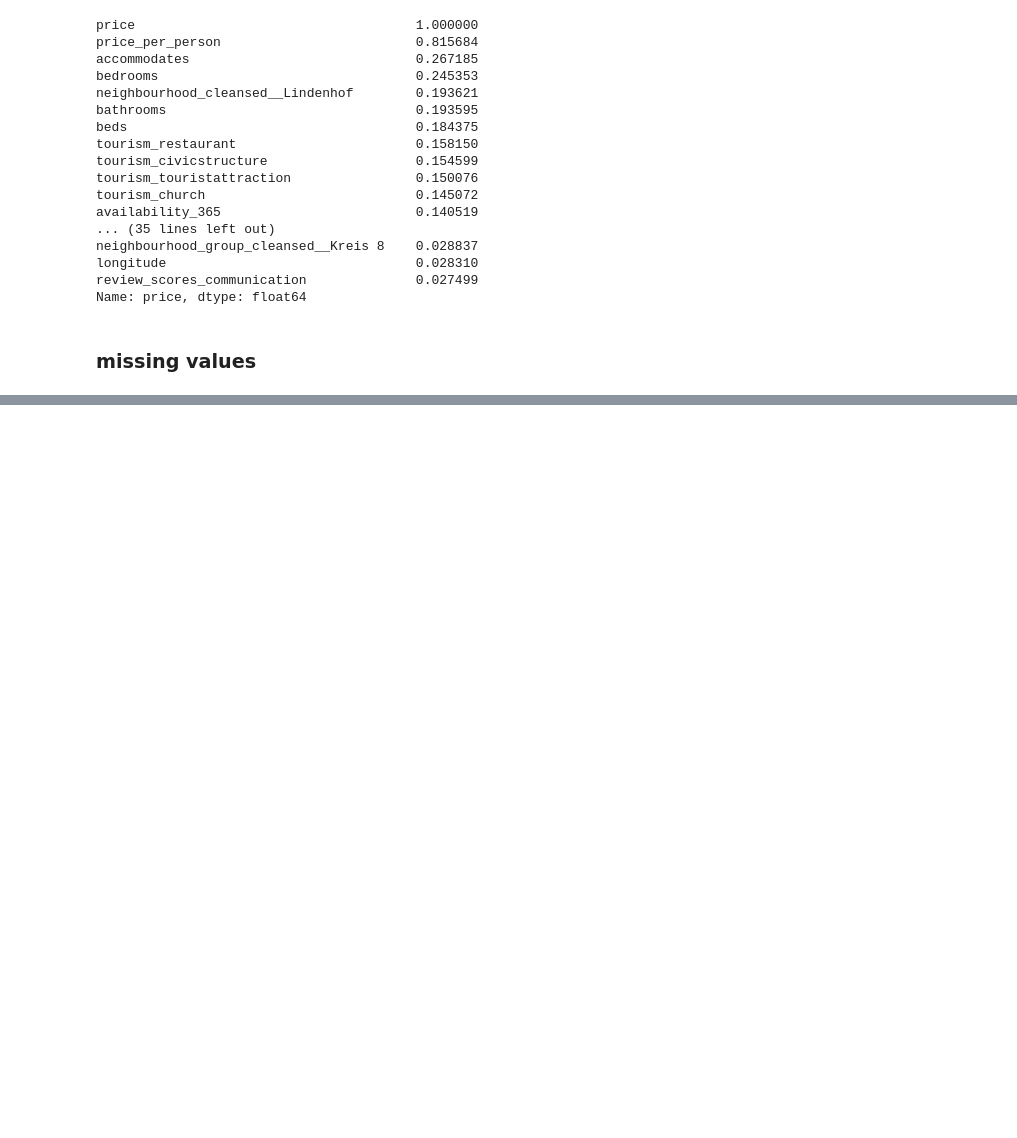
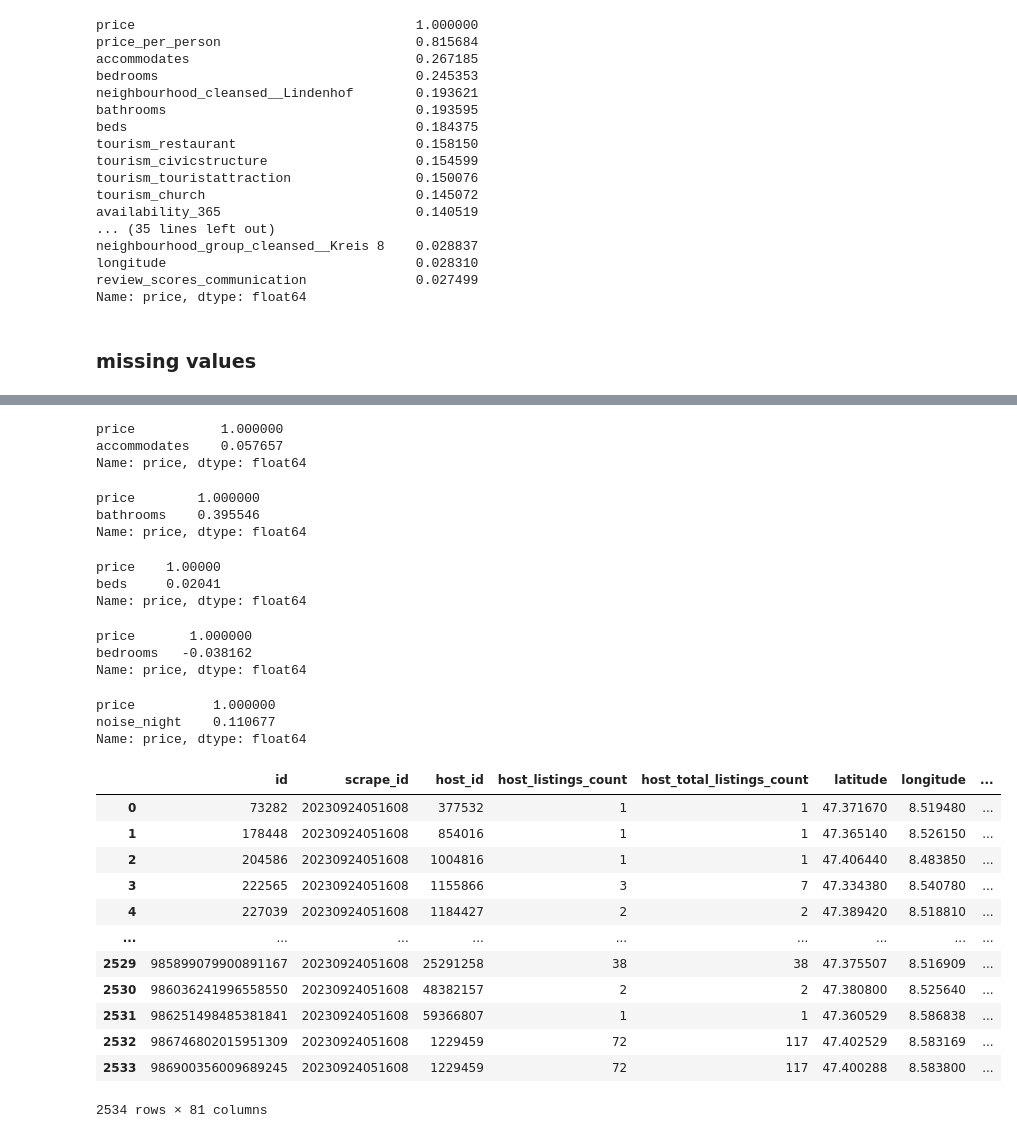
Before and after one commit to gerome-rac/DSF, a Jupyter notebook: data_analysis/airbnb.ipynb, the cells around one changed output, grey strips where cells are left out. Cells and saved outputs as stored; diff of their text form; code cells hidden in the pictures; blank space fills up the shorter version.

```diff
--- a/data_analysis/airbnb.ipynb
+++ b/data_analysis/airbnb.ipynb
@@ -876,0 +885,71 @@ Name: price, dtype: float64
+# %%
+col = "accommodates"
+val = 0.95
+
+df_final[df_final[col] >= df_final[col].quantile(val)].filter(["price", col]).corr()[
+    "price"
+]
+# %% [output]
+price           1.000000
+accommodates    0.057657
+Name: price, dtype: float64
+# %%
+col = "bathrooms"
+val = 0.99
+
+df_final[df_final[col] >= df_final[col].quantile(val)].filter(["price", col]).corr()[
+    "price"
+]
+# %% [output]
+price        1.000000
+bathrooms    0.395546
+Name: price, dtype: float64
+# %%
+col = "beds"
+val = 0.9
+
+df_final[df_final[col] >= df_final[col].quantile(val)].filter(["price", col]).corr()[
+    "price"
+]
+# %% [output]
+price    1.00000
+beds     0.02041
+Name: price, dtype: float64
+# %%
+col = "bedrooms"
+val = 0.95
+
+df_final[df_final[col] >= df_final[col].quantile(val)].filter(["price", col]).corr()[
+    "price"
+]
+# %% [output]
+price       1.000000
+bedrooms   -0.038162
+Name: price, dtype: float64
+# %%
+col = "noise_night"
+val = 0.95
+
+df_final[df_final[col] >= df_final[col].quantile(val)].filter(["price", col]).corr()[
+    "price"
+]
+# %% [output]
+price          1.000000
+noise_night    0.110677
+Name: price, dtype: float64
+# %%
+df_final.filter(df_final.select_dtypes(["int64", "float64"]).columns)
+# %% [output]
+|  | id | scrape_id | host_id | host_listings_count | host_total_listings_count | latitude | longitude | ... |
+| 0 | 73282 | 20230924051608 | 377532 | 1 | 1 | 47.371670 | 8.519480 | ... |
+| 1 | 178448 | 20230924051608 | 854016 | 1 | 1 | 47.365140 | 8.526150 | ... |
+| 2 | 204586 | 20230924051608 | 1004816 | 1 | 1 | 47.406440 | 8.483850 | ... |
+| 3 | 222565 | 20230924051608 | 1155866 | 3 | 7 | 47.334380 | 8.540780 | ... |
+| 4 | 227039 | 20230924051608 | 1184427 | 2 | 2 | 47.389420 | 8.518810 | ... |
+| ... | ... | ... | ... | ... | ... | ... | ... | ... |
+| 2529 | 985899079900891167 | 20230924051608 | 25291258 | 38 | 38 | 47.375507 | 8.516909 | ... |
+| 2530 | 986036241996558550 | 20230924051608 | 48382157 | 2 | 2 | 47.380800 | 8.525640 | ... |
+| 2531 | 986251498485381841 | 20230924051608 | 59366807 | 1 | 1 | 47.360529 | 8.586838 | ... |
+| 2532 | 986746802015951309 | 20230924051608 | 1229459 | 72 | 117 | 47.402529 | 8.583169 | ... |
+| 2533 | 986900356009689245 | 20230924051608 | 1229459 | 72 | 117 | 47.400288 | 8.583800 | ... |
+2534 rows × 81 columns
```
Also changed, not shown: parts of 12 cells of this notebook.
